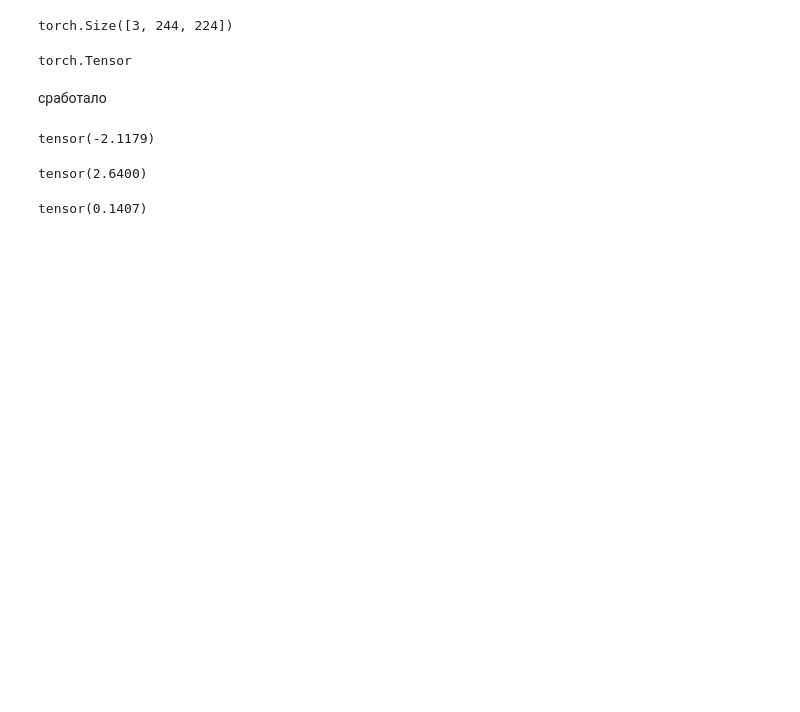
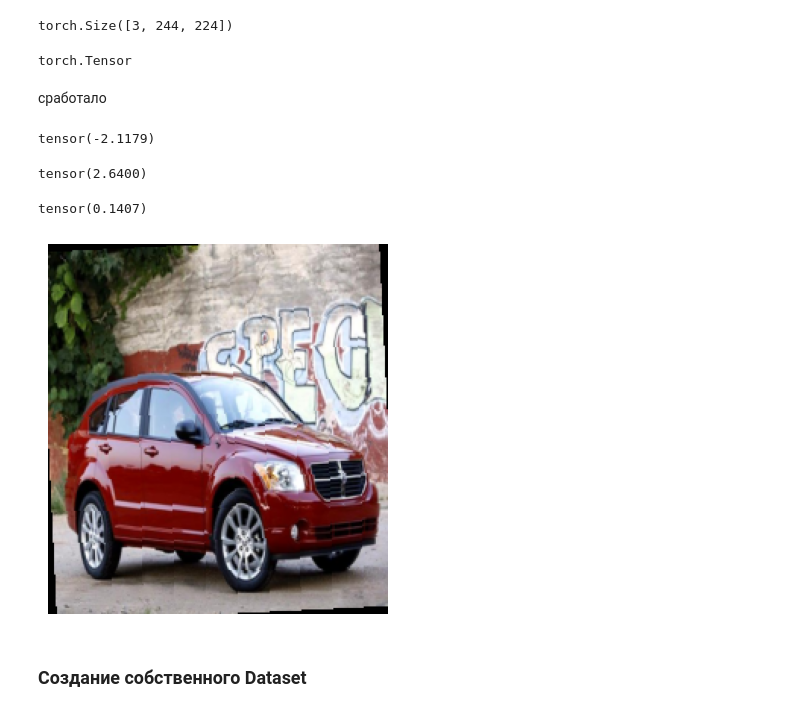
Before and after one commit to tdrkn/GP5, a Jupyter notebook: gp5_image_task.ipynb, the cells around one changed output. Cells and saved outputs as stored; diff of their text form; code cells hidden in the pictures; blank space fills up the shorter version.

```diff
--- a/gp5_image_task.ipynb
+++ b/gp5_image_task.ipynb
@@ -487,3 +485,16 @@ tensor(2.6400)
 transformed_image.mean()
 # %% [output]
 tensor(0.1407)
+# %%
+image_to_show = transformed_image.permute(1, 2, 0)
+mean = torch.tensor([0.485, 0.456, 0.406])
+std = torch.tensor([0.229, 0.224, 0.225])
+image_to_show = image_to_show*std+mean
+image_to_show = image_to_show.clamp(0, 1)
+plt.imshow(image_to_show)
+plt.axis('off')
+plt.show()
+# %% [output]
+[figure, added]
+# %% [markdown]
+### Создание собственного Dataset
```
Also changed, not shown: parts of 24 cells of this notebook.
